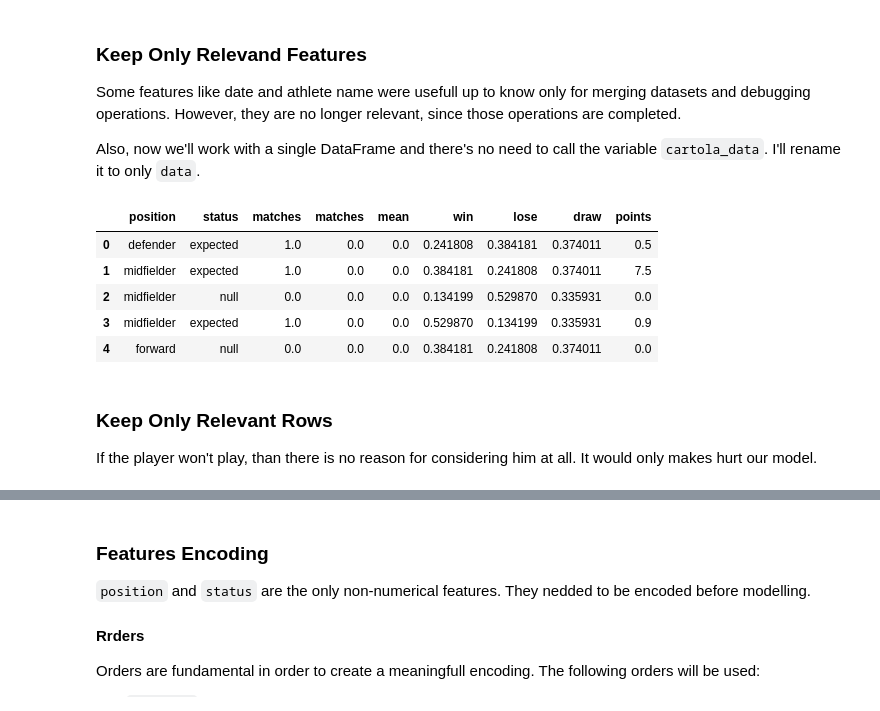
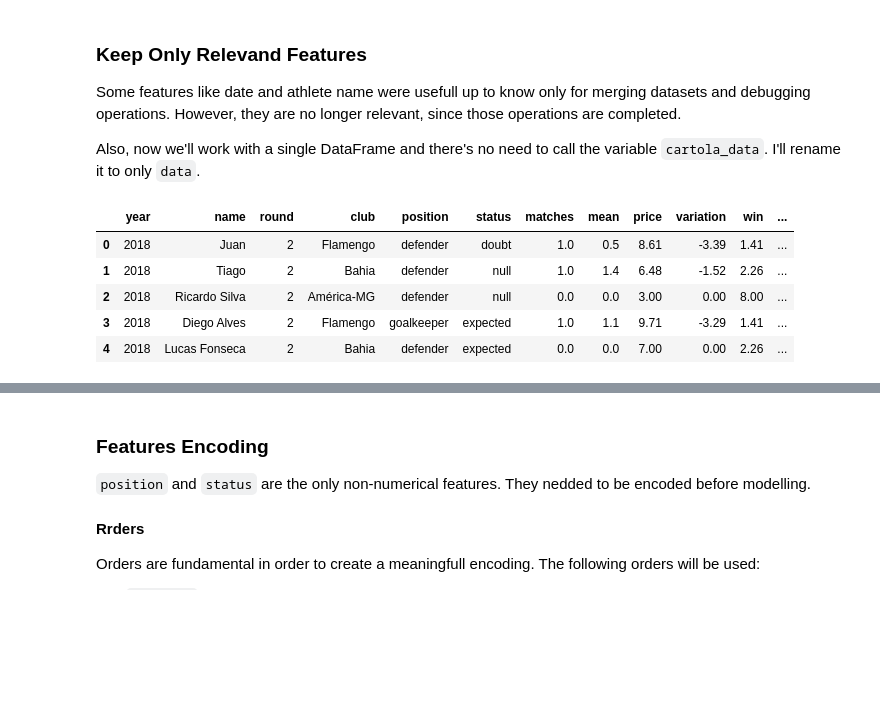
Before and after one commit to matheusccouto/palpite, a Jupyter notebook: notebooks/model_building.ipynb, the cells around one changed output, grey strips where cells are left out. Cells and saved outputs as stored; diff of their text form; code cells hidden in the pictures; blank space fills up the shorter version.

```diff
--- a/notebooks/model_building.ipynb
+++ b/notebooks/model_building.ipynb
@@ -125,9 +125,11 @@ to_keep = [
     'clube.id.full.name',  # Club full name.
     'posicao_id',  # Position ID.
     'status_id',  # Status ID.
-    'media_num',  # Mean number.
-    'pontos_num',  # Points number.
+    'media_num',  # Mean points.
+    'preco_num',  # Price value.
+    'variacao_num',  # Price variation.
     'matches',  # Number of matches played.
+    'pontos_num',  # Points.
 ]
 
 cartola_data = cartola_data[to_keep]
@@ -157,6 +159,8 @@ cartola_data = cartola_data.rename({
     "status_id": "status",
     "pontos_num": "points",
     "media_num": "mean",
+    "preco_num": "price",
+    "variacao_num": "variation",
 }, axis=1)
 
 # Rename values from the column position.
@@ -178,5 +182,5 @@ cartola_data["status"] = cartola_data["status"].replace({
     "Suspenso": "suspended",
 })
 
-cartola_data.tail()
+cartola_data.head()
 # %% [output]
@@ -335,7 +339,16 @@ cartola_data = pd.merge(
 cartola_data["round"] = [round + 1 for round in cartola_data["round"]]
 
 # Remove columns that won't be no longer used.
-cartola_data = cartola_data.drop(columns=["status_previous", "points_previous", "mean_current"])
+cartola_data = cartola_data.drop(
+    columns=[
+        "status_previous",
+        "points_previous",
+        "mean_current",
+        "price_current",
+        "variation_current",
+        "matches_current",
+        ]
+    )
 
 # Remove suffixes
 cartola_data.columns = [col.replace("_previous", "").replace("_current", "") for col in cartola_data.columns]
@@ -862,6 +880,0 @@ I want to disregard the pay-off and focus on probability on the odds. To do so,
-# %%
-odds_sum = cartola_data[["win", "draw", "lose"]].sum(1)
-cartola_data["win"] = cartola_data["win"] / odds_sum
-cartola_data["lose"] = cartola_data["lose"] / odds_sum
-cartola_data["draw"] = cartola_data["draw"] / odds_sum
-cartola_data.head()
@@ -878,15 +886,27 @@ Some features like date and athlete name were usefull up to know only for mergin
 
 Also, now we'll work with a single DataFrame and there's no need to call the variable `cartola_data`. I'll rename it to only `data`.
 # %%
-data = cartola_data[["position", "status", "matches", "mean", "win", "lose", "draw", "points"]]
+data = cartola_data[[
+    "year",
+    "name",
+    "round",
+    "club",
+    "position",
+    "status",
+    "matches",
+    "mean",
+    "price",
+    "variation",
+    "win",
+    "lose",
+    "draw",
+    "points",
+    ]]
 data.head()
 # %% [output]
-|  | position | status | matches | matches | mean | win | lose | draw | points |
-| 0 | defender | expected | 1.0 | 0.0 | 0.0 | 0.241808 | 0.384181 | 0.374011 | 0.5 |
-| 1 | midfielder | expected | 1.0 | 0.0 | 0.0 | 0.384181 | 0.241808 | 0.374011 | 7.5 |
-| 2 | midfielder | null | 0.0 | 0.0 | 0.0 | 0.134199 | 0.529870 | 0.335931 | 0.0 |
-| 3 | midfielder | expected | 1.0 | 0.0 | 0.0 | 0.529870 | 0.134199 | 0.335931 | 0.9 |
-| 4 | forward | null | 0.0 | 0.0 | 0.0 | 0.384181 | 0.241808 | 0.374011 | 0.0 |
+|  | year | name | round | club | position | status | matches | mean | price | variation | win | ... |
+| 0 | 2018 | Juan | 2 | Flamengo | defender | doubt | 1.0 | 0.5 | 8.61 | -3.39 | 1.41 | ... |
+| 1 | 2018 | Tiago | 2 | Bahia | defender | null | 1.0 | 1.4 | 6.48 | -1.52 | 2.26 | ... |
+| 2 | 2018 | Ricardo Silva | 2 | América-MG | defender | null | 0.0 | 0.0 | 3.00 | 0.00 | 8.00 | ... |
+| 3 | 2018 | Diego Alves | 2 | Flamengo | goalkeeper | expected | 1.0 | 1.1 | 9.71 | -3.29 | 1.41 | ... |
+| 4 | 2018 | Lucas Fonseca | 2 | Bahia | defender | expected | 0.0 | 0.0 | 7.00 | 0.00 | 2.26 | ... |
-# %% [markdown]
-### Keep Only Relevant Rows
-If the player won't play, than there is no reason for considering him at all. It would only makes hurt our model.
```
Also changed, not shown: parts of 40 cells of this notebook, 15 other files.
